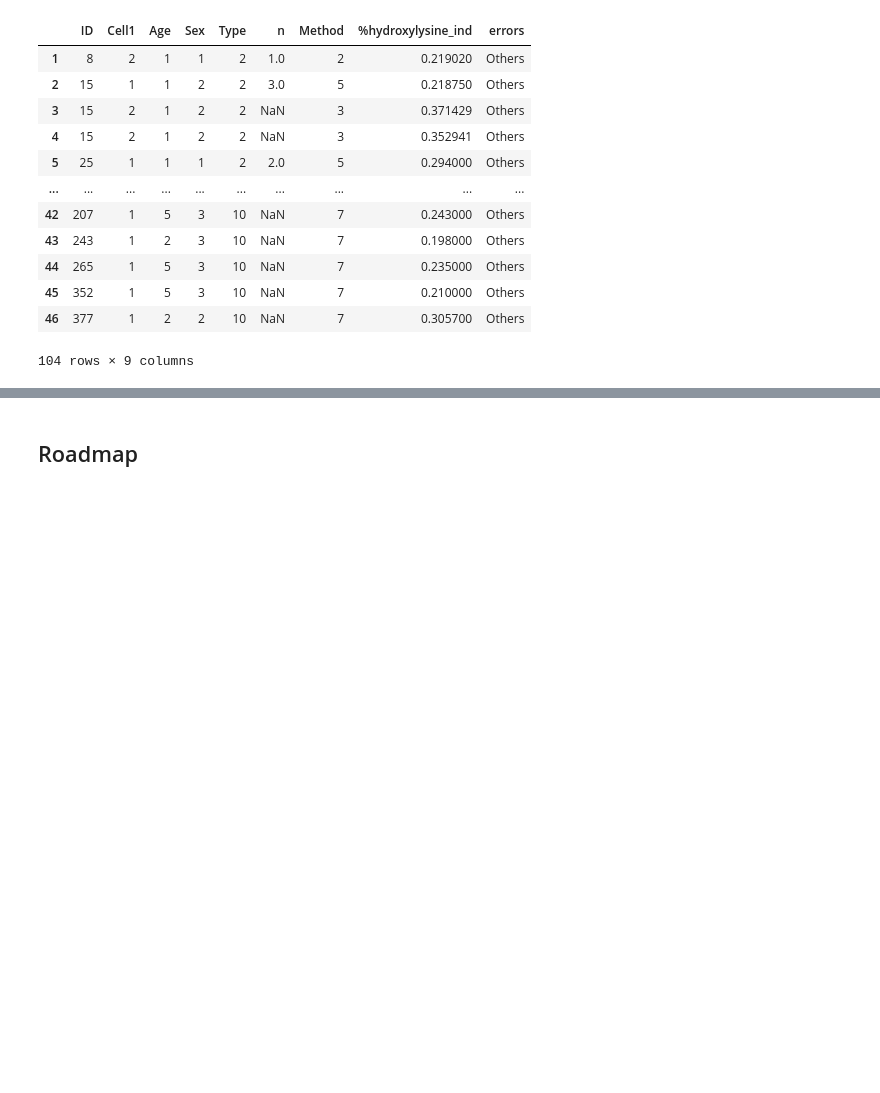
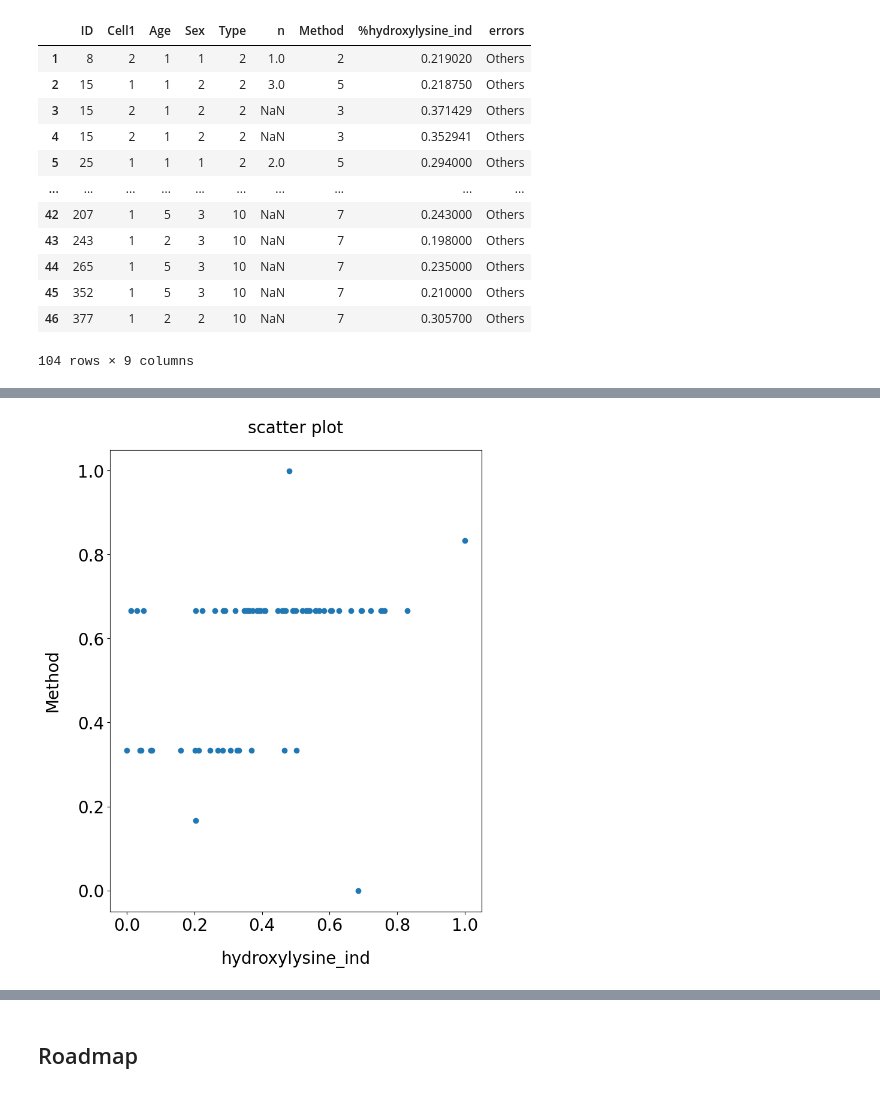
Before and after one commit to RareDiseaseData/Meta-analysis-data, a Jupyter notebook: simulation.ipynb, the cells around one changed output, grey strips where cells are left out. Drawn from its saved outputs; the diff is of its cells as text; code cells hidden in the pictures; blank space fills up the shorter version.

```diff
--- a/simulation.ipynb
+++ b/simulation.ipynb
@@ -179,0 +296,6 @@ df_sel
+# %%
+from sklearn.cluster import DBSCAN
+from sklearn.preprocessing import MinMaxScaler
+mms = MinMaxScaler()
+df_dbscan[['hydroxylysine_ind','Method']] = mms.fit_transform(df_dbscan[['hydroxylysine_ind','Method']])
+df_dbscan.head()
@@ -179,0 +314,14 @@ df_sel
+# %%
+fig, ax = plt.subplots(1,1, figsize = (8,10))
+
+#plot teh scatter plot
+ax.scatter(df_dbscan['hydroxylysine_ind'], df_dbscan['Method'])
+
+#add labels
+ax.set_xlabel("hydroxylysine_ind", fontsize = 20, labelpad = 20)
+ax.set_ylabel("Method", fontsize = 20, labelpad = 20)
+ax.set_title("scatter plot", fontsize = 20, pad = 20)
+#alter the tick parametes
+ax.tick_params(axis = "both", labelsize = 20)
+# %% [output]
+[figure, added]
```
Also changed, not shown: parts of 16 cells of this notebook.
